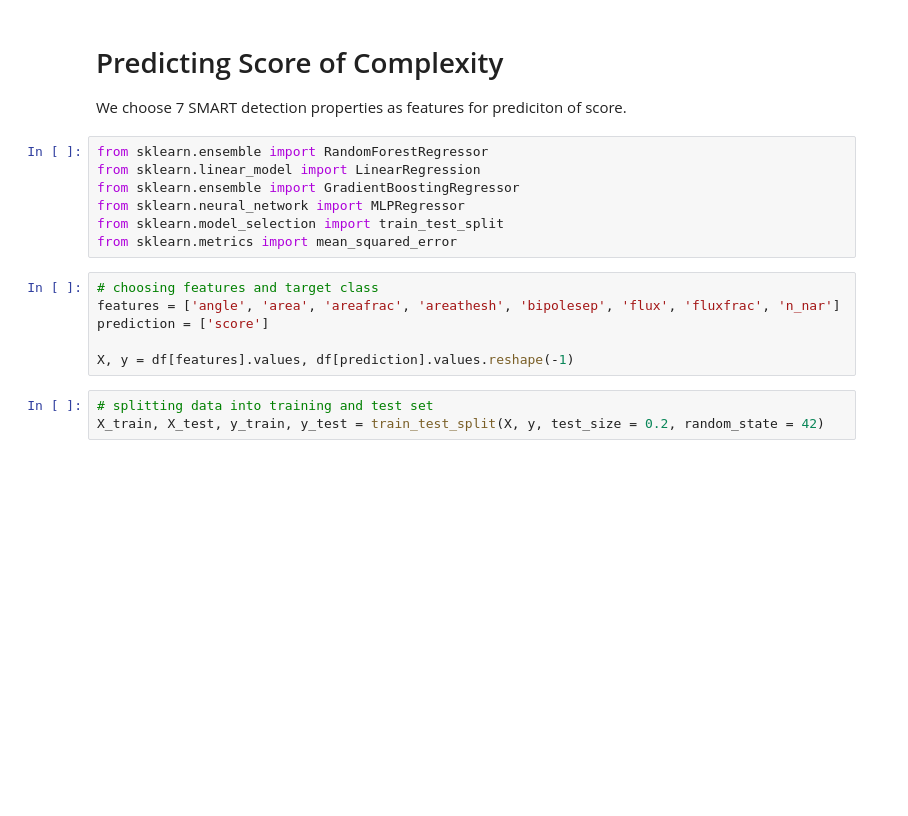
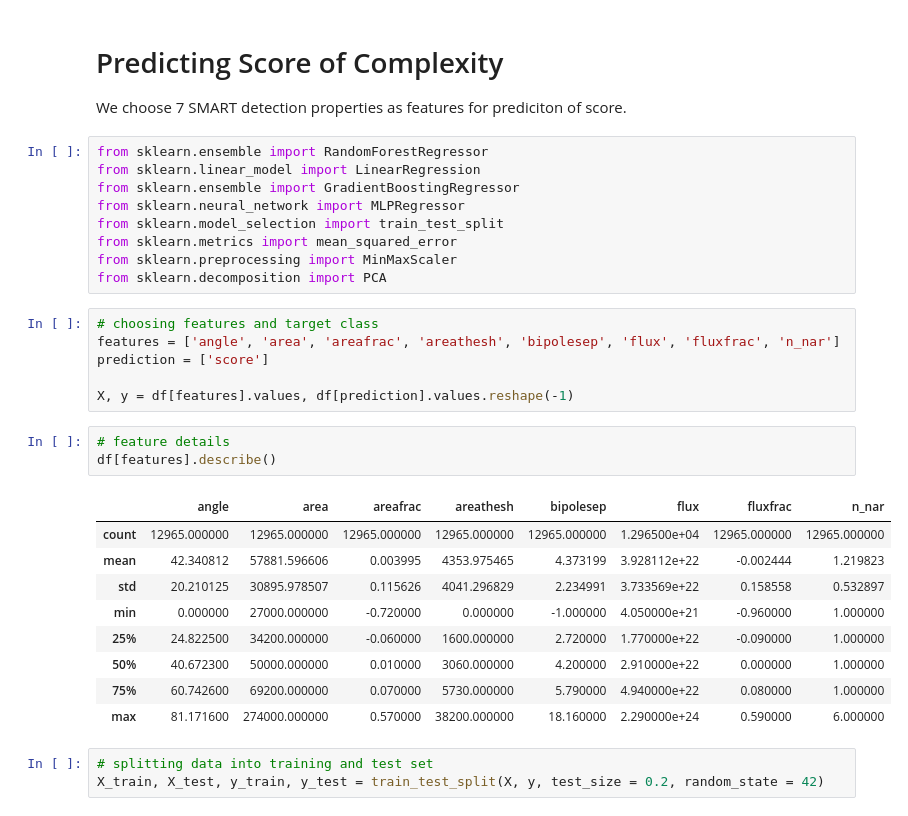
Before and after one commit to swapsha96/socis, a Jupyter notebook: Playing with Sunspotter Dataset.ipynb, the cells around one changed output. Cells and saved outputs as stored; diff of their text form; blank space fills up the shorter version.

```diff
--- a/Playing with Sunspotter Dataset.ipynb
+++ b/Playing with Sunspotter Dataset.ipynb
@@ -76,12 +76,27 @@ from sklearn.ensemble import GradientBoostingRegressor
 from sklearn.neural_network import MLPRegressor
 from sklearn.model_selection import train_test_split
 from sklearn.metrics import mean_squared_error
+from sklearn.preprocessing import MinMaxScaler
+from sklearn.decomposition import PCA
 # %%
 # choosing features and target class
 features = ['angle', 'area', 'areafrac', 'areathesh', 'bipolesep', 'flux', 'fluxfrac', 'n_nar']
 prediction = ['score']
 
 X, y = df[features].values, df[prediction].values.reshape(-1)
+# %%
+# feature details
+df[features].describe()
+# %% [output]
+|  | angle | area | areafrac | areathesh | bipolesep | flux | fluxfrac | n_nar |
+| count | 12965.000000 | 12965.000000 | 12965.000000 | 12965.000000 | 12965.000000 | 1.296500e+04 | 12965.000000 | 12965.000000 |
+| mean | 42.340812 | 57881.596606 | 0.003995 | 4353.975465 | 4.373199 | 3.928112e+22 | -0.002444 | 1.219823 |
+| std | 20.210125 | 30895.978507 | 0.115626 | 4041.296829 | 2.234991 | 3.733569e+22 | 0.158558 | 0.532897 |
+| min | 0.000000 | 27000.000000 | -0.720000 | 0.000000 | -1.000000 | 4.050000e+21 | -0.960000 | 1.000000 |
+| 25% | 24.822500 | 34200.000000 | -0.060000 | 1600.000000 | 2.720000 | 1.770000e+22 | -0.090000 | 1.000000 |
+| 50% | 40.672300 | 50000.000000 | 0.010000 | 3060.000000 | 4.200000 | 2.910000e+22 | 0.000000 | 1.000000 |
+| 75% | 60.742600 | 69200.000000 | 0.070000 | 5730.000000 | 5.790000 | 4.940000e+22 | 0.080000 | 1.000000 |
+| max | 81.171600 | 274000.000000 | 0.570000 | 38200.000000 | 18.160000 | 2.290000e+24 | 0.590000 | 6.000000 |
 # %%
 # splitting data into training and test set
 X_train, X_test, y_train, y_test = train_test_split(X, y, test_size = 0.2, random_state = 42)
```
Also changed, not shown: parts of 12 cells of this notebook.
